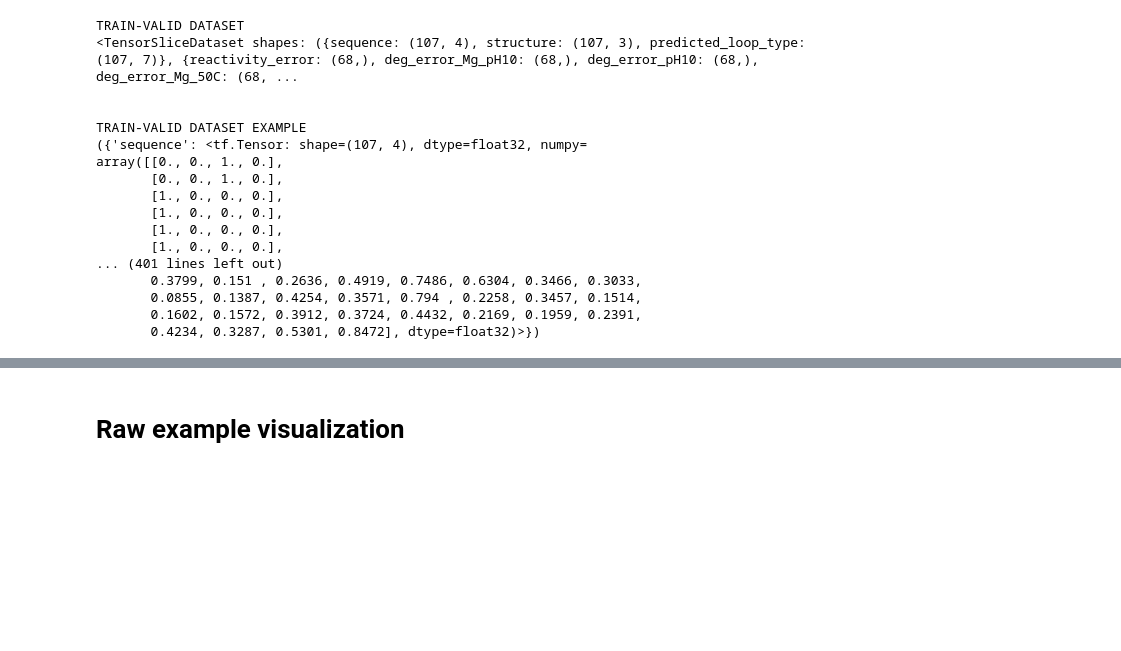
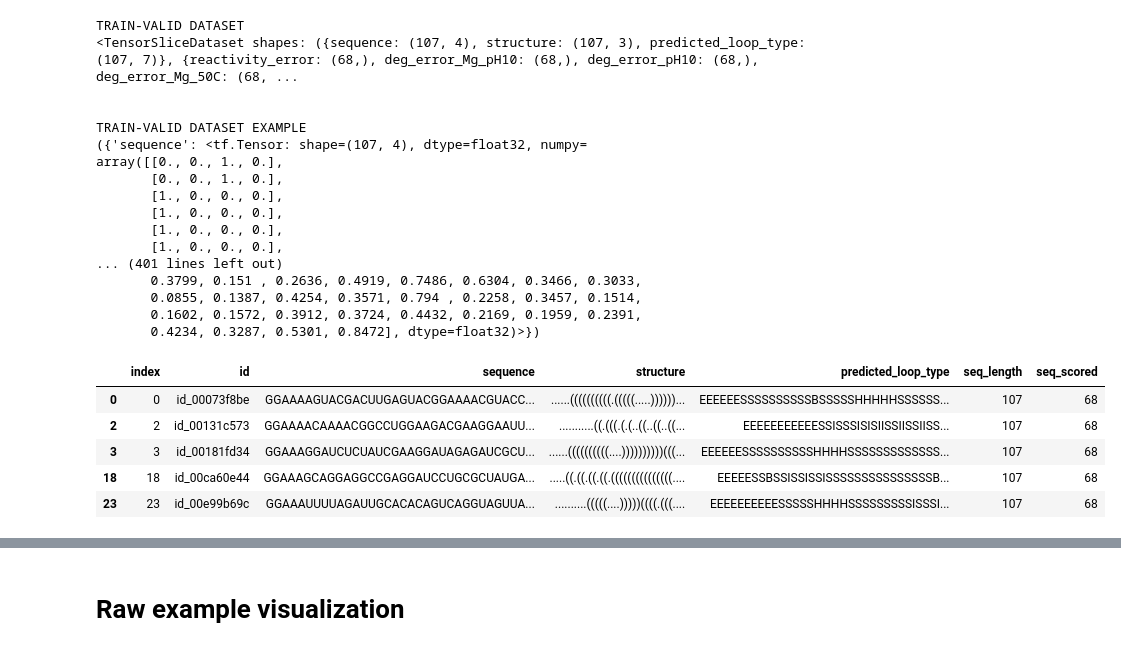
Before and after one commit to JanKapala/OpenVaccine-COVID-19-mRNA-Vaccine-Degradation-Prediction, a Jupyter notebook: Covid.ipynb, the cells around one changed output, grey strips where cells are left out. Saved outputs shown, nothing was run; the diff lists cells and outputs as text; code cells hidden in the pictures; blank space fills up the shorter version.

```diff
--- a/Covid.ipynb
+++ b/Covid.ipynb
@@ -237,3 +237,13 @@ array([[0., 0., 1., 0.],
        0.0855, 0.1387, 0.4254, 0.3571, 0.794 , 0.2258, 0.3457, 0.1514,
        0.1602, 0.1572, 0.3912, 0.3724, 0.4432, 0.2169, 0.1959, 0.2391,
        0.4234, 0.3287, 0.5301, 0.8472], dtype=float32)>})
+# %%
+raw_public_test_ds = raw_test_ds.loc[raw_test_ds['seq_length']==107]
+raw_public_test_ds.head()
+# %% [output]
+|  | index | id | sequence | structure | predicted_loop_type | seq_length | seq_scored |
+| 0 | 0 | id_00073f8be | GGAAAAGUACGACUUGAGUACGGAAAACGUACC... | ......((((((((((.(((((.....))))))... | EEEEEESSSSSSSSSSBSSSSSHHHHHSSSSSS... | 107 | 68 |
+| 2 | 2 | id_00131c573 | GGAAAACAAAACGGCCUGGAAGACGAAGGAAUU... | ...........((.(((.(.(..((..((..((... | EEEEEEEEEEESSISSSISISIISSIISSIISS... | 107 | 68 |
+| 3 | 3 | id_00181fd34 | GGAAAGGAUCUCUAUCGAAGGAUAGAGAUCGCU... | ......((((((((((....))))))))))(((... | EEEEEESSSSSSSSSSHHHHSSSSSSSSSSSSS... | 107 | 68 |
+| 18 | 18 | id_00ca60e44 | GGAAAGCAGGAGGCCGAGGAUCCUGCGCUAUGA... | .....((.((.((.((.(((((((((((((((.... | EEEEESSBSSISSISSISSSSSSSSSSSSSSSB... | 107 | 68 |
+| 23 | 23 | id_00e99b69c | GGAAAUUUUAGAUUGCACACAGUCAGGUAGUUA... | ..........(((((....)))))((((.(((.... | EEEEEEEEEESSSSSHHHHSSSSSSSSSISSSI... | 107 | 68 |
```
Also changed, not shown: parts of 58 cells of this notebook.
